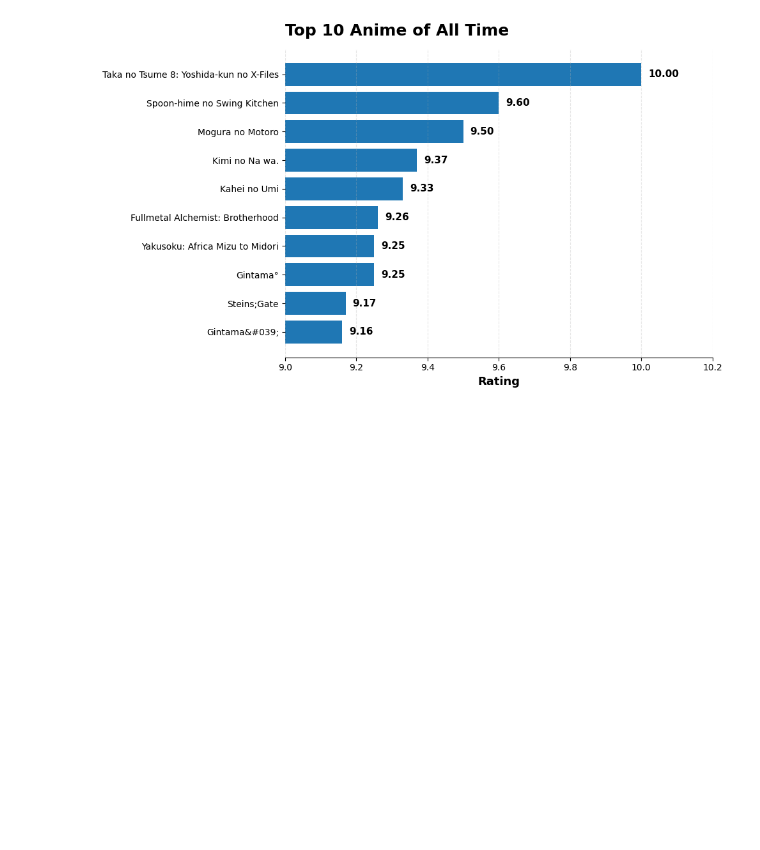
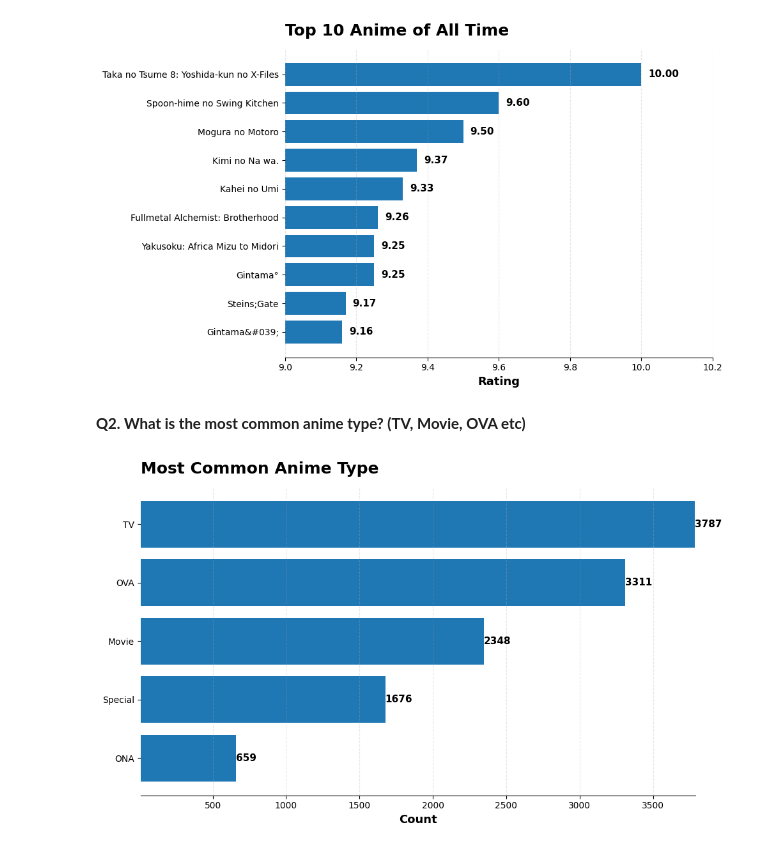
Before and after one commit to Abhaypanchal5/Data-Analytics-Portfolio, a Jupyter notebook: 04_End-To-End-Project/Anime/Notebook/anime.ipynb, the cells around one changed output. Drawn from its saved outputs; the diff is of its cells as text; code cells hidden in the pictures; blank space fills up the shorter version.

```diff
--- a/04_End-To-End-Project/Anime/Notebook/anime.ipynb
+++ b/04_End-To-End-Project/Anime/Notebook/anime.ipynb
@@ -249,3 +249,36 @@ plt.tight_layout()
 plt.show()
 # %% [output]
 [figure]
+# %% [markdown]
+**Q2. What is the most common anime type? (TV, Movie, OVA etc)**
+# %%
+plot = df_anime_copy['type'].value_counts().sort_values(ascending=False).head()
+
+fig, ax = plt.subplots(figsize=(10,6))  # ✅ correct way
+
+bars = ax.barh(plot.index, plot.values)
+
+# Add rating labels
+for bar in bars:
+    width = bar.get_width()
+    ax.text(width + 0.1,
+            bar.get_y() + bar.get_height()/2,
+            f"{width:.0f}",
+            va='center', fontsize=11, weight='bold')
+
+# Styling
+ax.invert_yaxis()
+ax.set_title('Most Common Anime Type', fontsize=18, weight='bold', pad=15,loc='left')
+ax.set_xlabel('Count', fontsize=13, weight='bold')
+
+# Clean look
+ax.spines[['top','right','left']].set_visible(False)
+ax.xaxis.grid(True, linestyle='--', alpha=0.3)
+
+# Better limits & spacing
+ax.set_xlim(9, plot.max() + 0.2)
+
+plt.tight_layout()
+plt.show()
+# %% [output]
+[figure, added]
```
Also changed, not shown: parts of 18 cells of this notebook.
